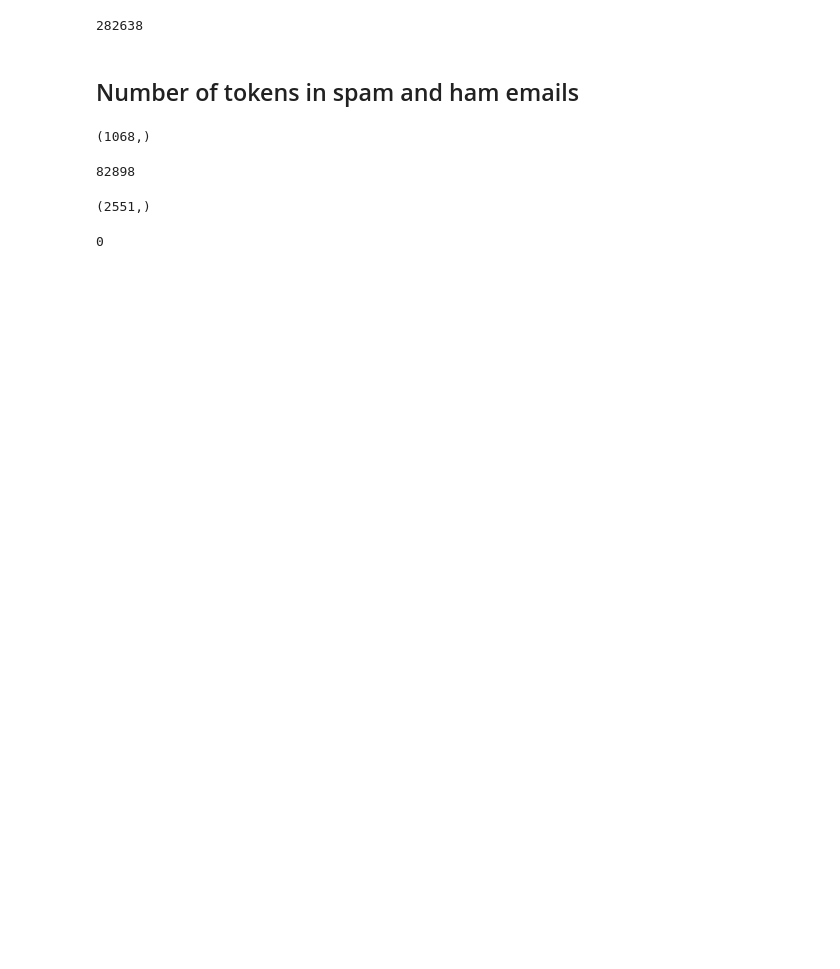
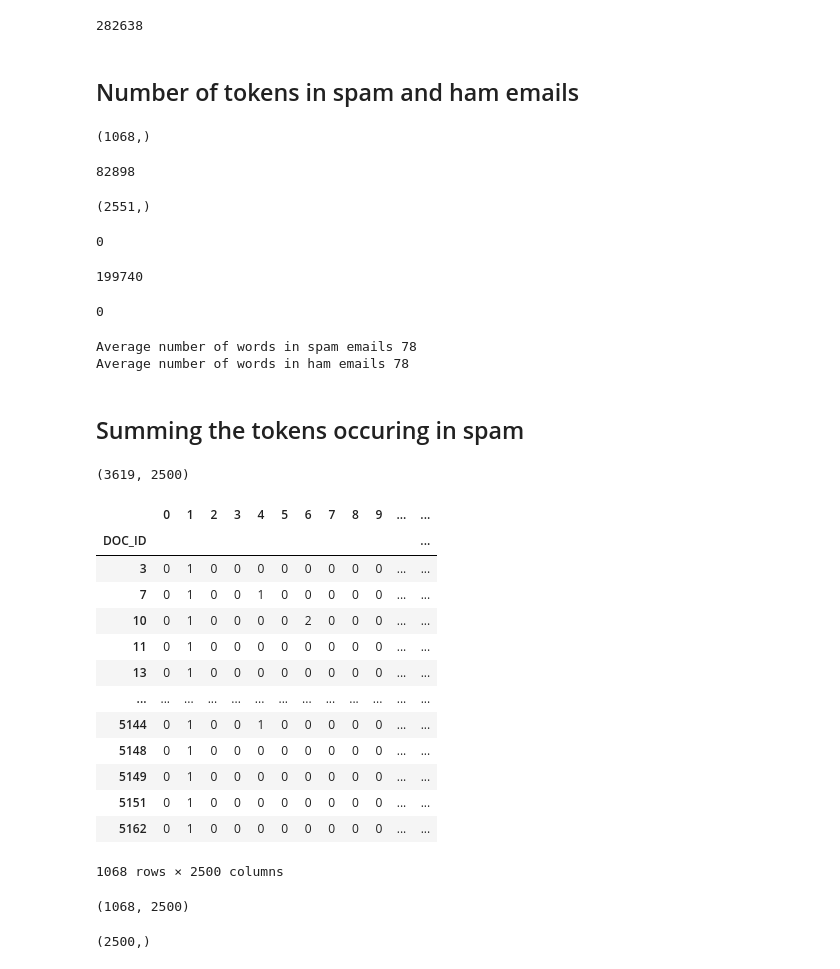
Before and after one commit to Souhardya-Ganguly/Final-Sem-project, a Jupyter notebook: Spam Email Classifier.ipynb, the cells around one changed output. Cells and saved outputs as stored; diff of their text form; code cells hidden in the pictures; blank space fills up the shorter version.

```diff
--- a/Spam Email Classifier.ipynb
+++ b/Spam Email Classifier.ipynb
@@ -670,3 +671,51 @@ ham_length.shape
 email_length.shape[0] - spam_length.shape[0] - ham_length.shape[0]
 # %% [output]
 0
+# %%
+ham_wc = ham_length.sum()
+ham_wc
+# %% [output]
+199740
+# %%
+ham_wc + spam_wc - total_wc
+# %% [output]
+0
+# %%
+print('Average number of words in spam emails {:.0f}'.format(spam_wc/spam_length.shape[0]))
+print('Average number of words in ham emails {:.0f}'.format(ham_wc/ham_length.shape[0]))
+# %% [output]
+Average number of words in spam emails 78
+Average number of words in ham emails 78
+# %% [markdown]
+## Summing the tokens occuring in spam
+# %%
+full_train_features.shape
+# %% [output]
+(3619, 2500)
+# %%
+train_spam_tokens = full_train_features.loc[full_train_data.CATEGORY == 1]
+train_spam_tokens
+# %% [output]
+|  | 0 | 1 | 2 | 3 | 4 | 5 | 6 | 7 | 8 | 9 | ... | ... |
+| DOC_ID |  |  |  |  |  |  |  |  |  |  |  | ... |
+| 3 | 0 | 1 | 0 | 0 | 0 | 0 | 0 | 0 | 0 | 0 | ... | ... |
+| 7 | 0 | 1 | 0 | 0 | 1 | 0 | 0 | 0 | 0 | 0 | ... | ... |
+| 10 | 0 | 1 | 0 | 0 | 0 | 0 | 2 | 0 | 0 | 0 | ... | ... |
+| 11 | 0 | 1 | 0 | 0 | 0 | 0 | 0 | 0 | 0 | 0 | ... | ... |
+| 13 | 0 | 1 | 0 | 0 | 0 | 0 | 0 | 0 | 0 | 0 | ... | ... |
+| ... | ... | ... | ... | ... | ... | ... | ... | ... | ... | ... | ... | ... |
+| 5144 | 0 | 1 | 0 | 0 | 1 | 0 | 0 | 0 | 0 | 0 | ... | ... |
+| 5148 | 0 | 1 | 0 | 0 | 0 | 0 | 0 | 0 | 0 | 0 | ... | ... |
+| 5149 | 0 | 1 | 0 | 0 | 0 | 0 | 0 | 0 | 0 | 0 | ... | ... |
+| 5151 | 0 | 1 | 0 | 0 | 0 | 0 | 0 | 0 | 0 | 0 | ... | ... |
+| 5162 | 0 | 1 | 0 | 0 | 0 | 0 | 0 | 0 | 0 | 0 | ... | ... |
+1068 rows × 2500 columns
+# %%
+train_spam_tokens.shape
+# %% [output]
+(1068, 2500)
+# %%
+summed_spam_tokens = train_spam_tokens.sum(axis = 0) + 1#Laplace smoothing
+summed_spam_tokens.shape
+# %% [output]
+(2500,)
```
Also changed, not shown: parts of 65 cells of this notebook, 5 other files.
